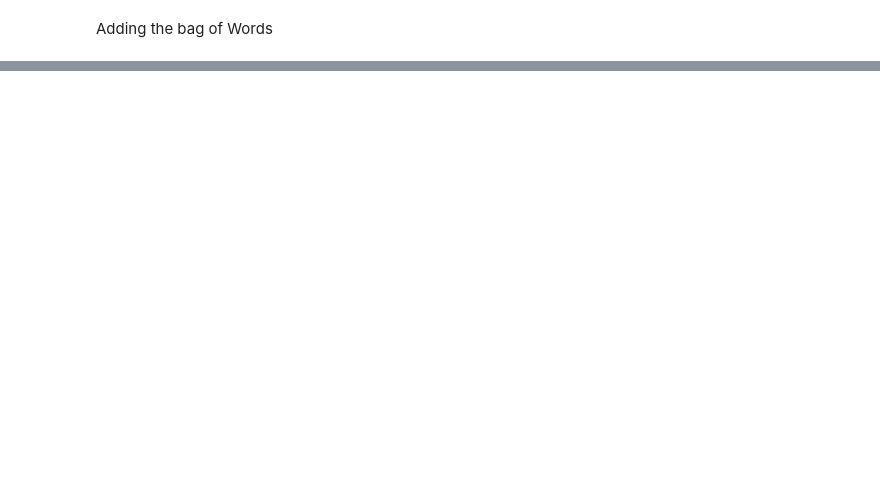
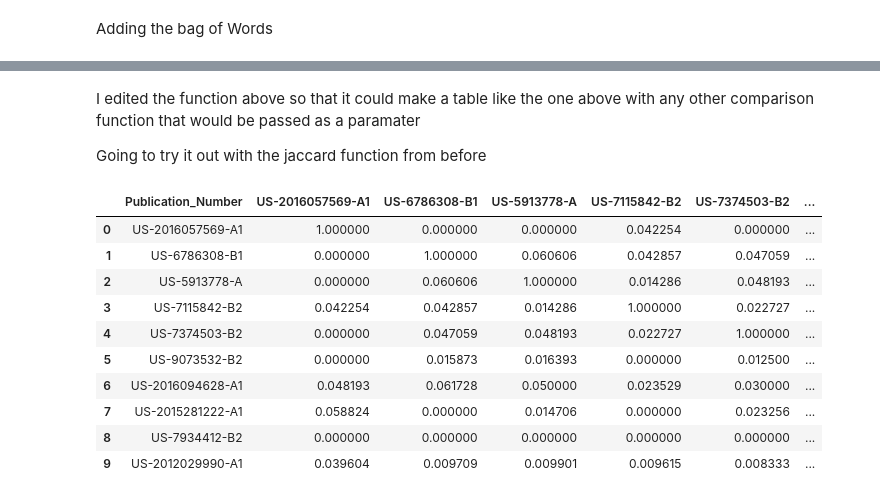
Before and after one commit to GabeAspir/Patent-Prior-Art-Finder, a Jupyter notebook: 4_SimilarityTechniques/Similarity_ZF.ipynb, the cells around one changed output, grey strips where cells are left out. Saved outputs shown, nothing was run; the diff lists cells and outputs as text; code cells hidden in the pictures; blank space fills up the shorter version.

```diff
--- a/4_SimilarityTechniques/Similarity_ZF.ipynb
+++ b/4_SimilarityTechniques/Similarity_ZF.ipynb
@@ -272,0 +312,30 @@ final_data
+# %% [markdown]
+I edited the function above so that it could make a table like the one above with any other comparison function that would be passed as a paramater
+
+Going to try it out with the jaccard function from before
+# %%
+def comparison_table (data, function):
+	table = p.DataFrame(patents['Publication_Number'])
+	for bow, n in zip(data['Bag of Words'], data['Publication_Number']):
+		number = n #getting the publication number so can use it as header later on
+		comps = [] #series that represents this bag of word's cosine comp with all bow's
+		for b in data['Bag of Words']:
+			comps.append(function(bow,b))
+		table[n]= comps
+
+	return table
+
+jaccard_table = comparison_table(new_data, jaccard)
+jaccard_table
+# %% [output]
+|  | Publication_Number | US-2016057569-A1 | US-6786308-B1 | US-5913778-A | US-7115842-B2 | US-7374503-B2 | ... |
+| 0 | US-2016057569-A1 | 1.000000 | 0.000000 | 0.000000 | 0.042254 | 0.000000 | ... |
+| 1 | US-6786308-B1 | 0.000000 | 1.000000 | 0.060606 | 0.042857 | 0.047059 | ... |
+| 2 | US-5913778-A | 0.000000 | 0.060606 | 1.000000 | 0.014286 | 0.048193 | ... |
+| 3 | US-7115842-B2 | 0.042254 | 0.042857 | 0.014286 | 1.000000 | 0.022727 | ... |
+| 4 | US-7374503-B2 | 0.000000 | 0.047059 | 0.048193 | 0.022727 | 1.000000 | ... |
+| 5 | US-9073532-B2 | 0.000000 | 0.015873 | 0.016393 | 0.000000 | 0.012500 | ... |
+| 6 | US-2016094628-A1 | 0.048193 | 0.061728 | 0.050000 | 0.023529 | 0.030000 | ... |
+| 7 | US-2015281222-A1 | 0.058824 | 0.000000 | 0.014706 | 0.000000 | 0.023256 | ... |
+| 8 | US-7934412-B2 | 0.000000 | 0.000000 | 0.000000 | 0.000000 | 0.000000 | ... |
+| 9 | US-2012029990-A1 | 0.039604 | 0.009709 | 0.009901 | 0.009615 | 0.008333 | ... |
```
Also changed, not shown: parts of 15 cells of this notebook.
